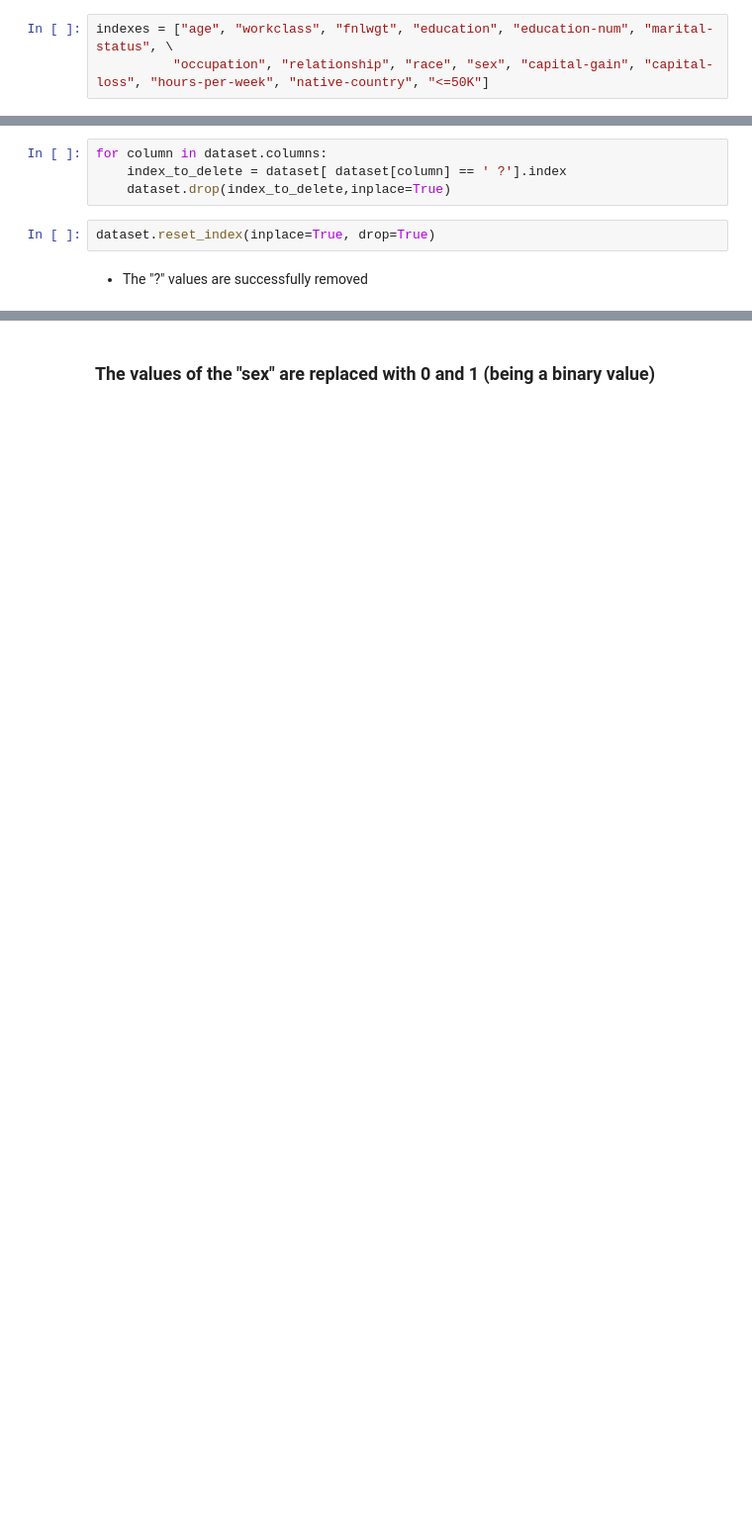
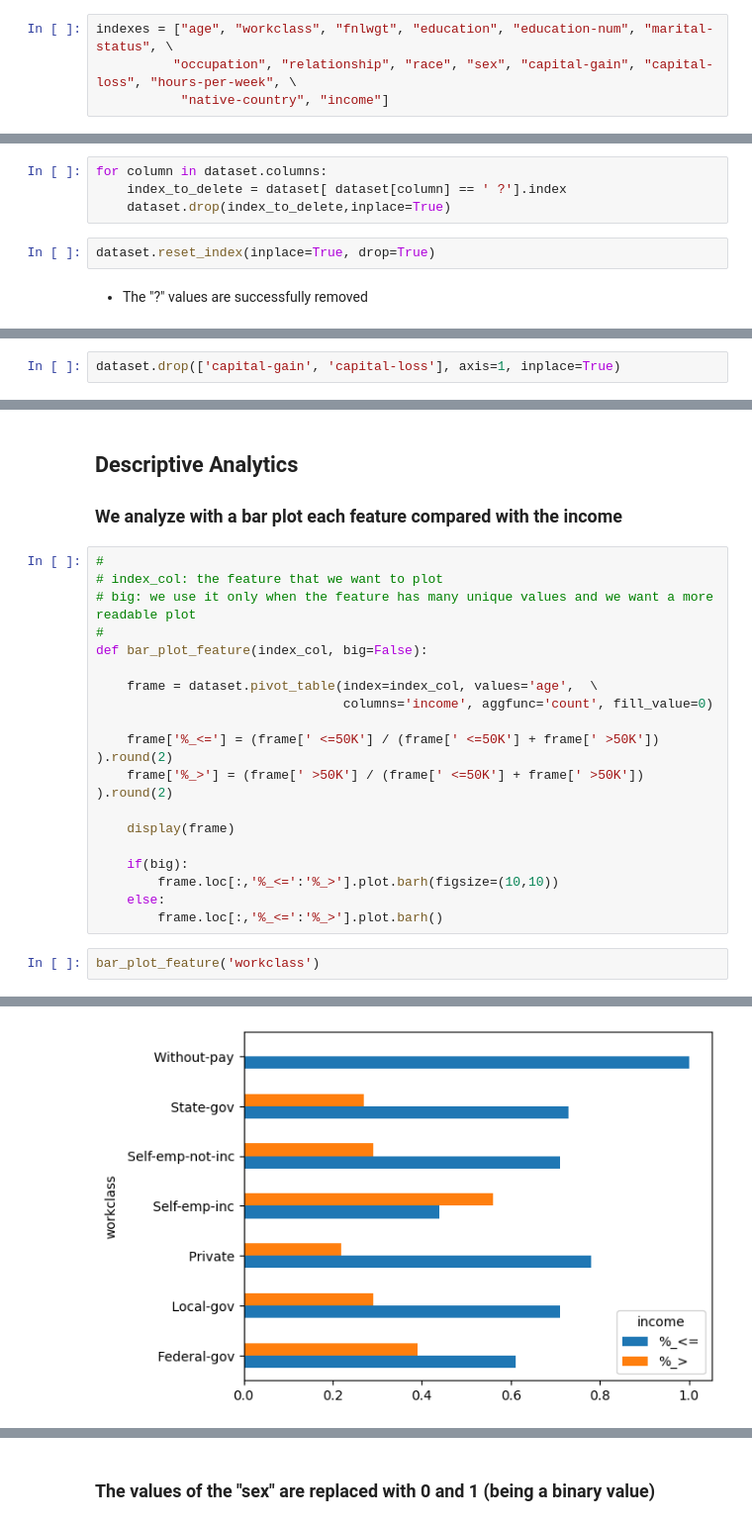
Before and after one commit to RobyBobby24/DataAnalyticsProject, a Jupyter notebook: test(1.0).ipynb, the cells around one changed output, grey strips where cells are left out. Shown: that part at 99% size. Cells and saved outputs as stored; diff of their text form; blank space fills up the shorter version.

```diff
--- a/test(1.0).ipynb
+++ b/test(1.0).ipynb
@@ -22,7 +24,8 @@ prova
  * In that case it could be helpful the "header" parameter of the read_csv method
 # %%
 indexes = ["age", "workclass", "fnlwgt", "education", "education-num", "marital-status", \
-          "occupation", "relationship", "race", "sex", "capital-gain", "capital-loss", "hours-per-week", "native-country", "<=50K"]
+          "occupation", "relationship", "race", "sex", "capital-gain", "capital-loss", "hours-per-week", \
+           "native-country", "income"]
 # %%
 dataset = pd.read_csv("adult.data", sep=",", header = None, names=indexes)
 dataset
@@ -108,0 +122,2 @@ dataset.reset_index(inplace=True, drop=True)
+# %%
+dataset.drop(['capital-gain', 'capital-loss'], axis=1, inplace=True)
@@ -108,0 +140,25 @@ dataset.reset_index(inplace=True, drop=True)
+# %% [markdown]
+## Descriptive Analytics
+### We analyze with a bar plot each feature compared with the income
+# %%
+#
+# index_col: the feature that we want to plot
+# big: we use it only when the feature has many unique values and we want a more readable plot
+#
+def bar_plot_feature(index_col, big=False):
+
+    frame = dataset.pivot_table(index=index_col, values='age',  \
+                                columns='income', aggfunc='count', fill_value=0)
+
+    frame['%_<='] = (frame[' <=50K'] / (frame[' <=50K'] + frame[' >50K']) ).round(2)
+    frame['%_>'] = (frame[' >50K'] / (frame[' <=50K'] + frame[' >50K']) ).round(2)
+
+    display(frame)
+
+    if(big):
+        frame.loc[:,'%_<=':'%_>'].plot.barh(figsize=(10,10))
+    else:
+        frame.loc[:,'%_<=':'%_>'].plot.barh()
+# %%
+bar_plot_feature('workclass')
+# %% [output]
@@ -108,0 +174 @@ dataset.reset_index(inplace=True, drop=True)
+[figure, added]
```
Also changed, not shown: parts of 32 cells of this notebook.
